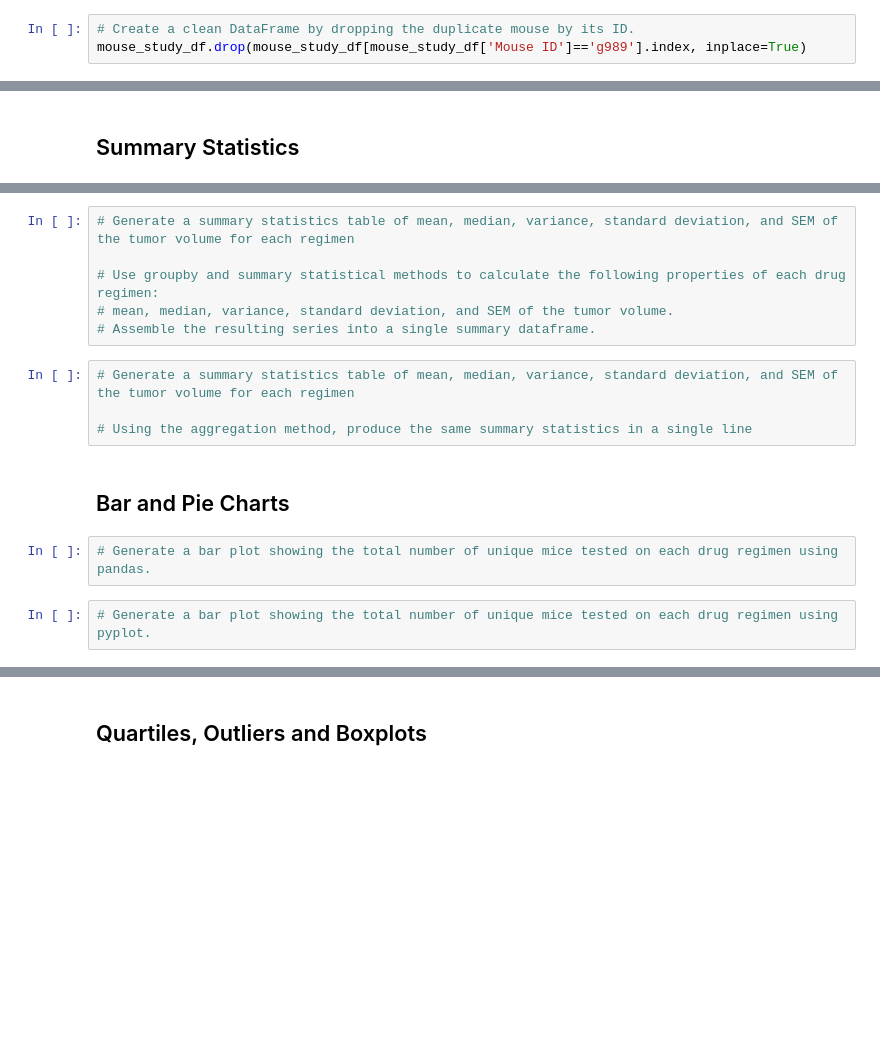
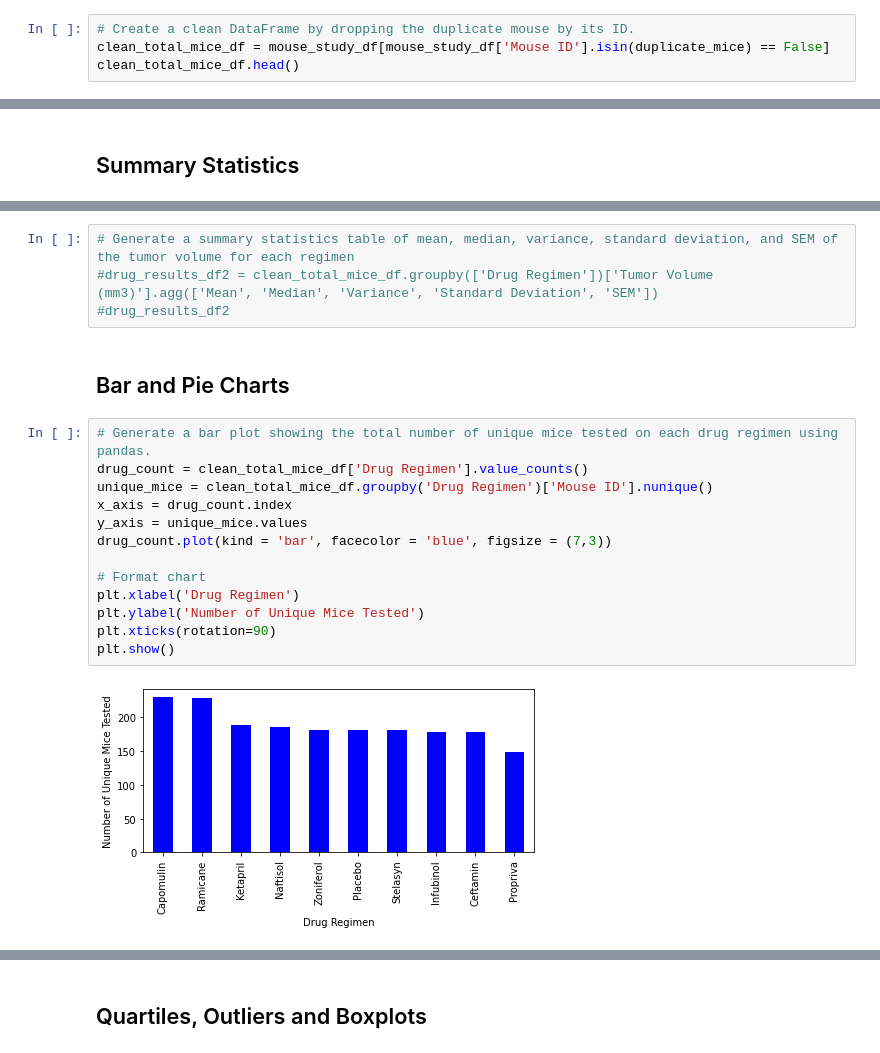
Before and after one commit to Connelito/Matplotlib-challenge, a Jupyter notebook: Pymaceuticals/pymaceuticals_starter.ipynb, the cells around one changed output, grey strips where cells are left out. Drawn from its saved outputs; the diff is of its cells as text; blank space fills up the shorter version.

```diff
--- a/Pymaceuticals/pymaceuticals_starter.ipynb
+++ b/Pymaceuticals/pymaceuticals_starter.ipynb
@@ -64,3 +63,4 @@ all_duplicated_mice
 # %%
 # Create a clean DataFrame by dropping the duplicate mouse by its ID.
-mouse_study_df.drop(mouse_study_df[mouse_study_df['Mouse ID']=='g989'].index, inplace=True)
+clean_total_mice_df = mouse_study_df[mouse_study_df['Mouse ID'].isin(duplicate_mice) == False]
+clean_total_mice_df.head()
@@ -74,16 +118,21 @@ len(mouse_study_df)
 # %%
 # Generate a summary statistics table of mean, median, variance, standard deviation, and SEM of the tumor volume for each regimen
-
-# Use groupby and summary statistical methods to calculate the following properties of each drug regimen:
-# mean, median, variance, standard deviation, and SEM of the tumor volume.
-# Assemble the resulting series into a single summary dataframe.
+#drug_results_df2 = clean_total_mice_df.groupby(['Drug Regimen'])['Tumor Volume (mm3)'].agg(['Mean', 'Median', 'Variance', 'Standard Deviation', 'SEM'])
+#drug_results_df2
-# %%
-# Generate a summary statistics table of mean, median, variance, standard deviation, and SEM of the tumor volume for each regimen
-
-# Using the aggregation method, produce the same summary statistics in a single line
 # %% [markdown]
 ## Bar and Pie Charts
-# %%
-# Generate a bar plot showing the total number of unique mice tested on each drug regimen using pandas.
-# %%
-# Generate a bar plot showing the total number of unique mice tested on each drug regimen using pyplot.
+# %%
+# Generate a bar plot showing the total number of unique mice tested on each drug regimen using pandas.
+drug_count = clean_total_mice_df['Drug Regimen'].value_counts()
+unique_mice = clean_total_mice_df.groupby('Drug Regimen')['Mouse ID'].nunique()
+x_axis = drug_count.index
+y_axis = unique_mice.values
+drug_count.plot(kind = 'bar', facecolor = 'blue', figsize = (7,3))
+
+# Format chart
+plt.xlabel('Drug Regimen')
+plt.ylabel('Number of Unique Mice Tested')
+plt.xticks(rotation=90)
+plt.show()
+# %% [output]
+[figure, added]
```
Also changed, not shown: parts of 23 cells of this notebook.
